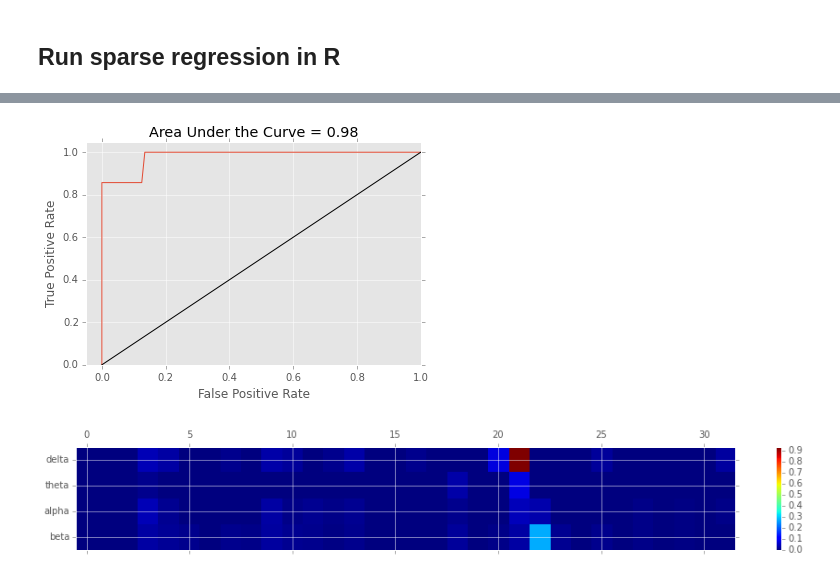
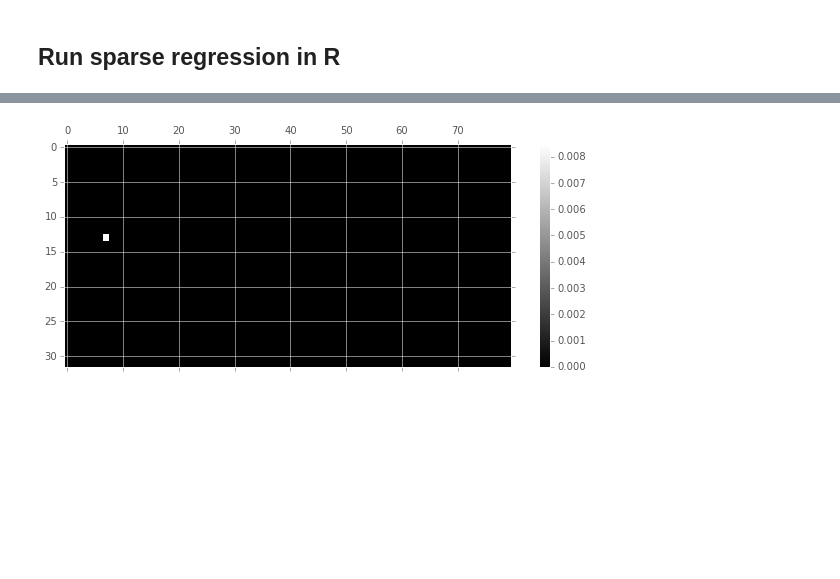
Before and after one commit to jmxpearson/hephys, a Jupyter notebook: bartc/LFP_wavelet_classifier.ipynb, the cells around one changed output, grey strips where cells are left out. Saved outputs shown, nothing was run; the diff lists cells and outputs as text; code cells hidden in the pictures; blank space fills up the shorter version.

```diff
--- a/bartc/LFP_wavelet_classifier.ipynb
+++ b/bartc/LFP_wavelet_classifier.ipynb
@@ -115,10 +134,0 @@ perf <- roc(glmobj, y, X, dth=0.001)
-# %%
-plt.plot(perf[2], perf[1]);
-plt.plot((0, 1, 0, 1), color='k');
-plt.title("Area Under the Curve = {:.2f}".format(auc[0]));
-plt.xlim(-0.05, 1);
-plt.ylim(0, 1.05);
-plt.xlabel('False Positive Rate');
-plt.ylabel('True Positive Rate');
-# %% [output]
-[figure, removed]
@@ -131,7 +135,10 @@ coef_grid <- cast(df, channel ~ band)
+# %%
+%%R -o coef_grid
+coef_grid <- fitobj$beta
 # %%
-cg = pd.DataFrame(coef_grid)
-plt.matshow(np.abs(cg.values[:, 1:].T), aspect='auto');
-plt.yticks(range(len(filters)), filters);
+nchan = lfp.shape[1]
+cg = pd.DataFrame(np.reshape(coef_grid, (nchan, -1)).T, columns=lfp.columns)
+plt.matshow(np.abs(cg.T), aspect='auto', cmap='gray');
 plt.colorbar();
 # %% [output]
-[figure, old version]
+[figure, new version]
```
Also changed, not shown: parts of 18 cells of this notebook.
